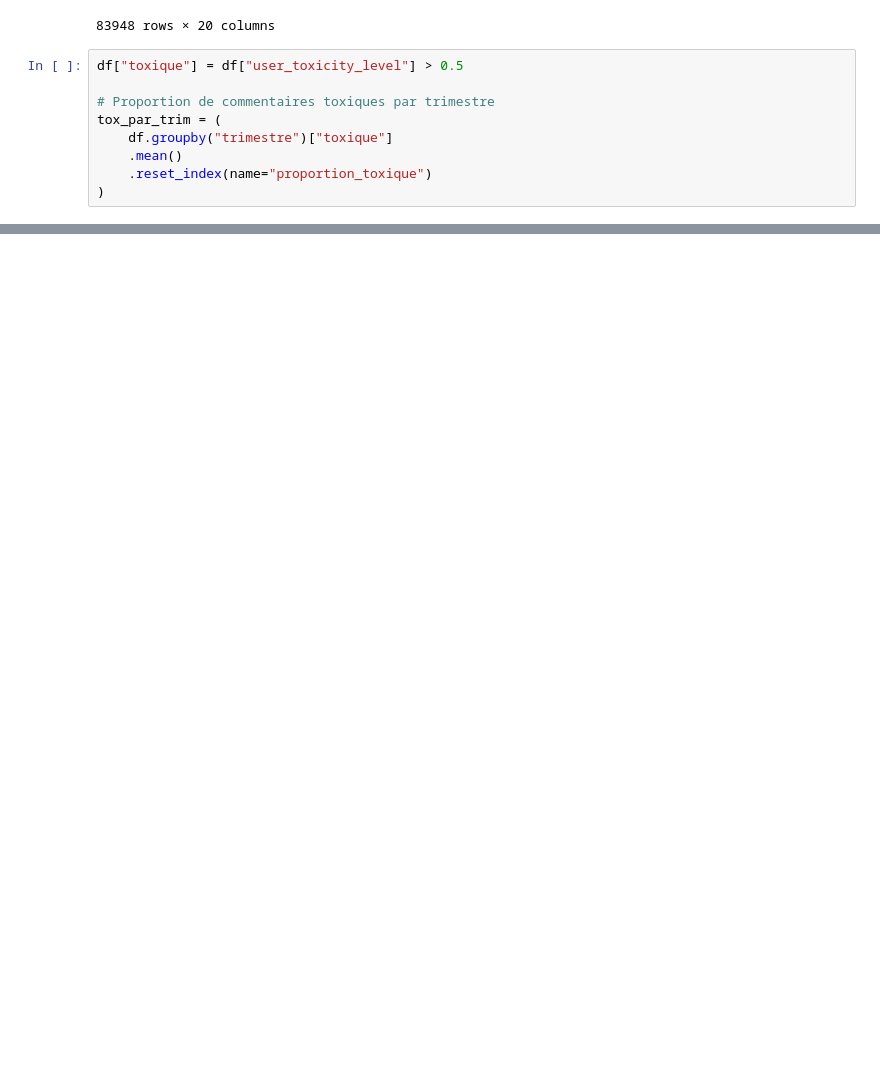
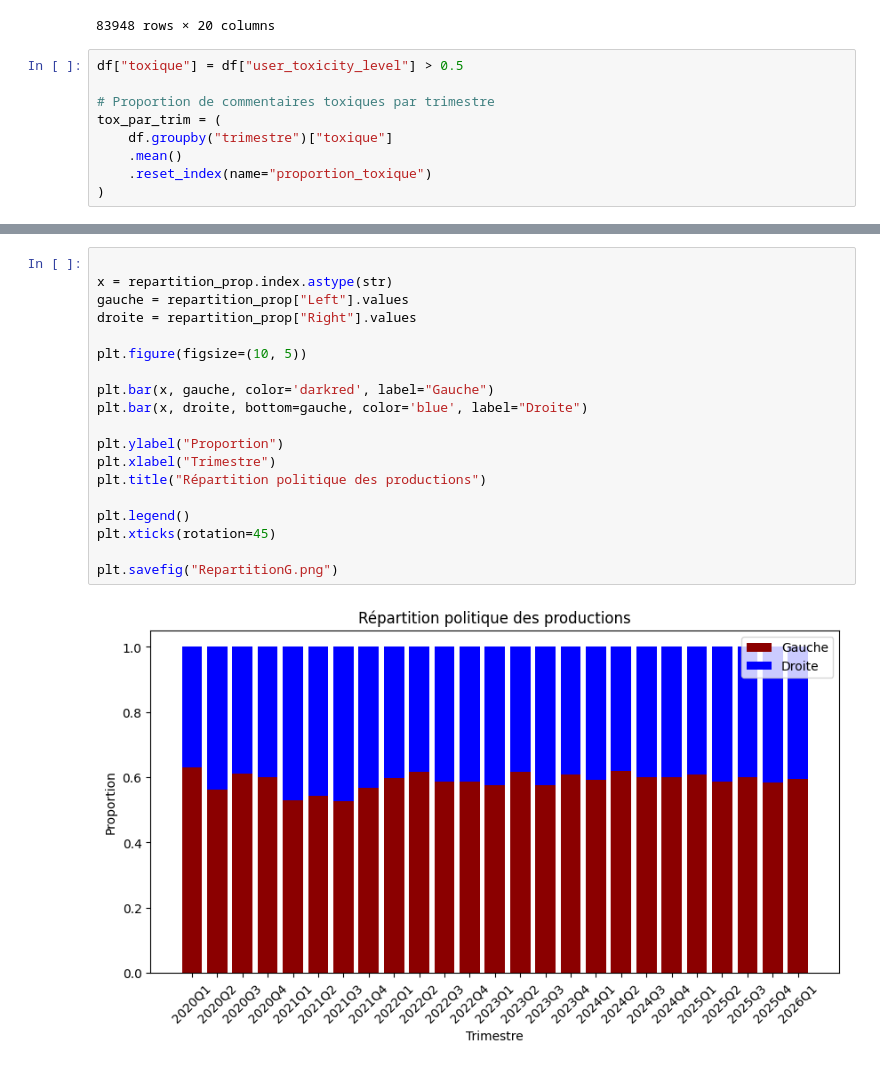
Before and after one commit to CF-Recor/Reddit-Polarization, a Jupyter notebook: description/simple_stats.ipynb, the cells around one changed output, grey strips where cells are left out. Drawn from its saved outputs; the diff is of its cells as text; blank space fills up the shorter version.

```diff
--- a/description/simple_stats.ipynb
+++ b/description/simple_stats.ipynb
@@ -287,0 +320,21 @@ plt.savefig("ProductionsToxiques.png")
+# %%
+
+x = repartition_prop.index.astype(str)
+gauche = repartition_prop["Left"].values
+droite = repartition_prop["Right"].values
+
+plt.figure(figsize=(10, 5))
+
+plt.bar(x, gauche, color='darkred', label="Gauche")
+plt.bar(x, droite, bottom=gauche, color='blue', label="Droite")
+
+plt.ylabel("Proportion")
+plt.xlabel("Trimestre")
+plt.title("Répartition politique des productions")
+
+plt.legend()
+plt.xticks(rotation=45)
+
+plt.savefig("RepartitionG.png")
+# %% [output]
+[figure, added]
```
Also changed, not shown: parts of 4 cells of this notebook.
